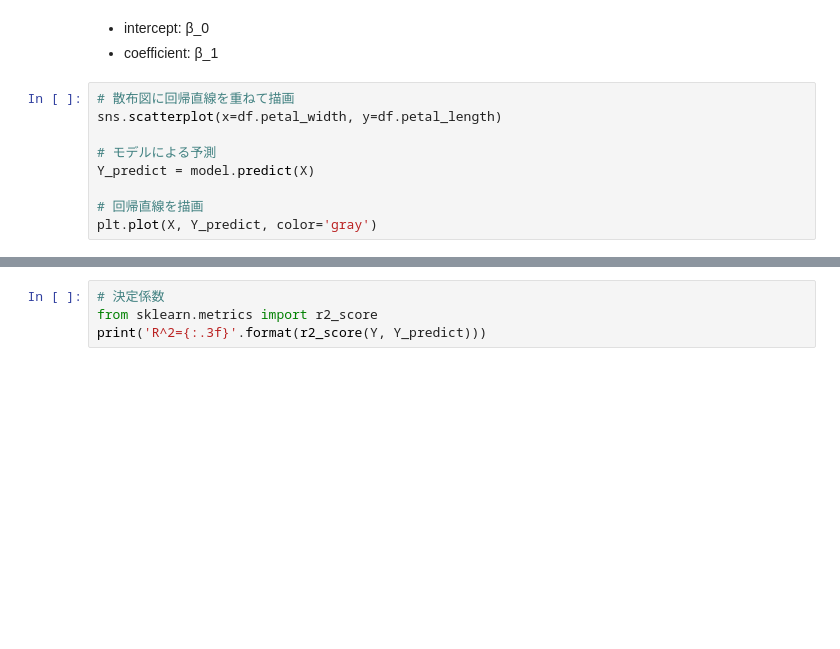
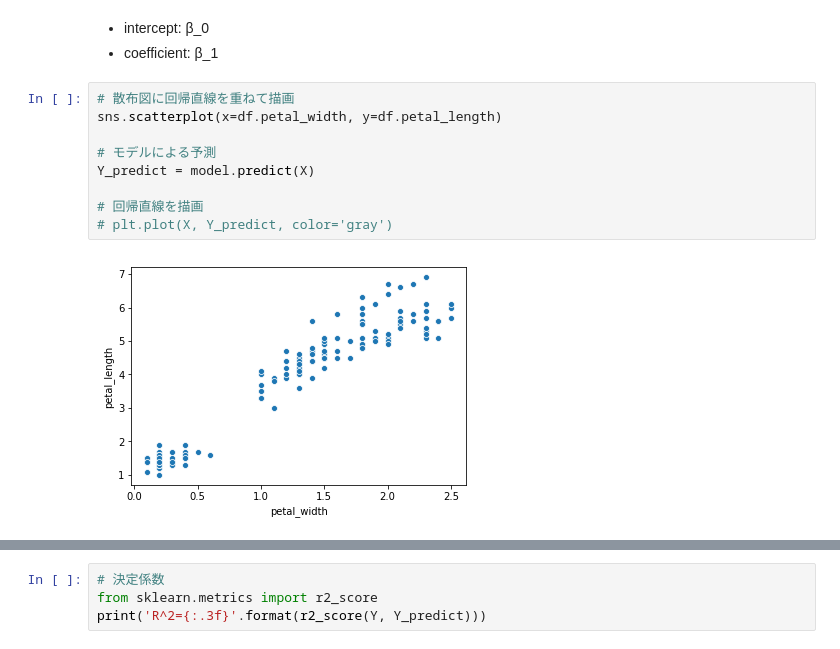
Before and after one commit to RyujiOdaJP/data_intelligence, a Jupyter notebook: 4_regression/4_1_simple_regression.ipynb, the cells around one changed output, grey strips where cells are left out. Drawn from its saved outputs; the diff is of its cells as text; blank space fills up the shorter version.

```diff
--- a/4_regression/4_1_simple_regression.ipynb
+++ b/4_regression/4_1_simple_regression.ipynb
@@ -45,12 +53,14 @@ print('coefficient={:.3f}, intercept={:.3f}'.format(model.coef_[0], model.interc
 # %%
 # 散布図に回帰直線を重ねて描画
 sns.scatterplot(x=df.petal_width, y=df.petal_length)
 
 # モデルによる予測
 Y_predict = model.predict(X)
 
 # 回帰直線を描画
-plt.plot(X, Y_predict, color='gray')
+# plt.plot(X, Y_predict, color='gray')
+# %% [output]
+[figure, added]
 # %%
 # regplot は散布図に回帰直線を重ねて描画
 sns.regplot(x=df.petal_width, y=df.petal_length, ci=None)
```
Also changed, not shown: parts of 5 cells of this notebook, 5 other files.
